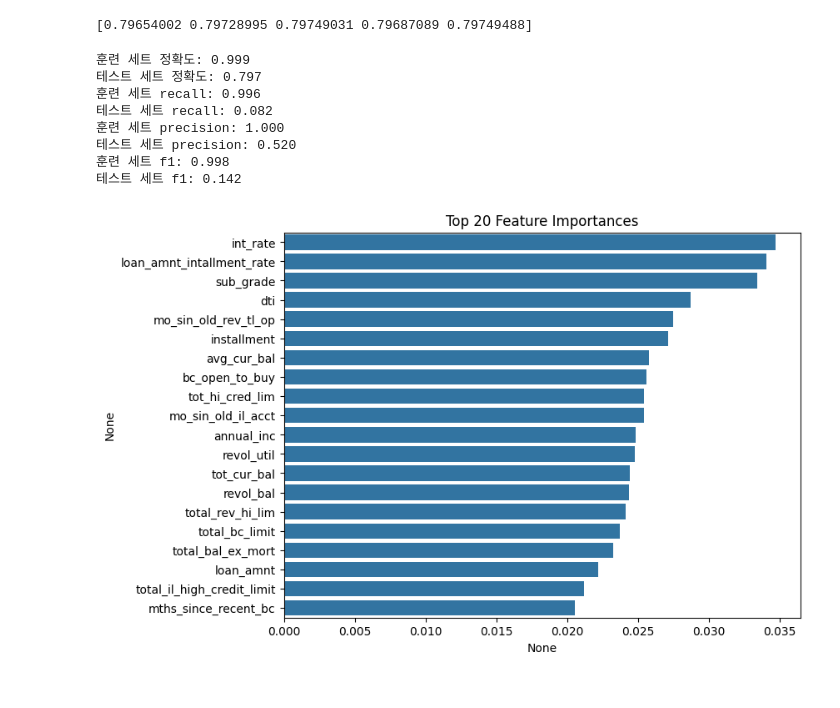
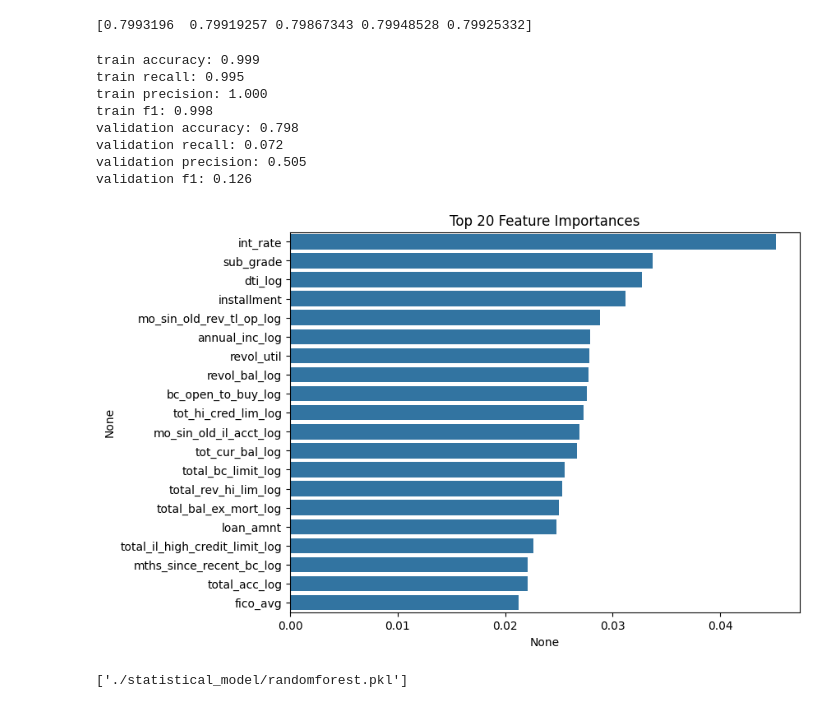
Before and after one commit to dbehdrnr0202/lending_club, a Jupyter notebook: RandomForest.ipynb, the cells around one changed output. Saved outputs shown, nothing was run; the diff lists cells and outputs as text; code cells hidden in the pictures.

Commit message:
feat: randomforest model added

```diff
--- a/RandomForest.ipynb
+++ b/RandomForest.ipynb
@@ -9,52 +11,57 @@ from sklearn.metrics import precision_score, recall_score, f1_score
 warnings.filterwarnings(action='ignore')
 # %%
-df = pd.read_csv("data/modified_train_0417.csv")
-x_train = df.drop(columns=['loan_status', 'addr_state', 'Unnamed: 0'])
+df = pd.read_csv("data/modified_0420.csv")
+x_train = df.drop(columns=['loan_status', 'Unnamed: 0'])
 y_train = df['loan_status']
 # %%
 nan_indices = np.isnan(x_train).any(axis=1)
 x_train = x_train[~nan_indices]
 y_train = y_train[~nan_indices]
+scale = StandardScaler()
+x_scaled = scale.fit_transform(x_train)
 # %%
-x_train = x_train.astype('float32')
-x_train, x_validation, y_train, y_validation = train_test_split(x_train, y_train, test_size=0.2, stratify=y_train)
+x_train, x_validation, y_train, y_validation = train_test_split(x_scaled, y_train, test_size=0.2, stratify=y_train)
 # %%
 model = RandomForestClassifier(n_estimators=40)
 model.fit(x_train, y_train)
 print(cross_val_score(model, x_train, y_train, cv=5))
 # %% [output]
-[0.79654002 0.79728995 0.79749031 0.79687089 0.79749488]
+[0.7993196  0.79919257 0.79867343 0.79948528 0.79925332]
 # %%
 train_y_predict = model.predict(x_train)
 valid_y_predict = model.predict(x_validation)
 # %%
-print("훈련 세트 정확도: {:.3f}".format(model.score(x_train, y_train)))
-print("테스트 세트 정확도: {:.3f}".format(model.score(x_validation, y_validation)))
-print("훈련 세트 recall: {:.3f}".format(recall_score(y_train, train_y_predict)))
-print("테스트 세트 recall: {:.3f}".format(recall_score(y_validation, valid_y_predict)))
-print("훈련 세트 precision: {:.3f}".format(precision_score(y_train, train_y_predict)))
-print("테스트 세트 precision: {:.3f}".format(precision_score(y_validation, valid_y_predict)))
-print("훈련 세트 f1: {:.3f}".format(f1_score(y_train, train_y_predict)))
-print("테스트 세트 f1: {:.3f}".format(f1_score(y_validation, valid_y_predict)))
+print("train accuracy: {:.3f}".format(model.score(x_train, y_train)))
+print("train recall: {:.3f}".format(recall_score(y_train, train_y_predict)))
+print("train precision: {:.3f}".format(precision_score(y_train, train_y_predict)))
+print("train f1: {:.3f}".format(f1_score(y_train, train_y_predict)))
+print("validation accuracy: {:.3f}".format(model.score(x_validation, y_validation)))
+print("validation recall: {:.3f}".format(recall_score(y_validation, valid_y_predict)))
+print("validation precision: {:.3f}".format(precision_score(y_validation, valid_y_predict)))
+print("validation f1: {:.3f}".format(f1_score(y_validation, valid_y_predict)))
 # %% [output]
-훈련 세트 정확도: 0.999
-테스트 세트 정확도: 0.797
-훈련 세트 recall: 0.996
-테스트 세트 recall: 0.082
-훈련 세트 precision: 1.000
-테스트 세트 precision: 0.520
-훈련 세트 f1: 0.998
-테스트 세트 f1: 0.142
+train accuracy: 0.999
+train recall: 0.995
+train precision: 1.000
+train f1: 0.998
+validation accuracy: 0.798
+validation recall: 0.072
+validation precision: 0.505
+validation f1: 0.126
 # %%
 import matplotlib.pyplot as plt
 import seaborn as sns
 # %%
 importance = model.feature_importances_
-importances = pd.Series(importance, index=x_train.columns)
+importances = pd.Series(importance, index=df.drop(columns=['loan_status', 'Unnamed: 0']).columns)
 top20 = importances.sort_values(ascending=False)[:20]
 plt. figure (figsize=(8,6))
 plt. title('Top 20 Feature Importances')
 sns.barplot(x=top20, y=top20.index)
 plt.show()
 # %% [output]
-[figure, old version]
+[figure, new version]
+# %%
+joblib.dump(model, './statistical_model/randomforest.pkl')
+# %% [output]
+['./statistical_model/randomforest.pkl']
```
Also changed, not shown: parts of 2 cells of this notebook, 2 other files.
